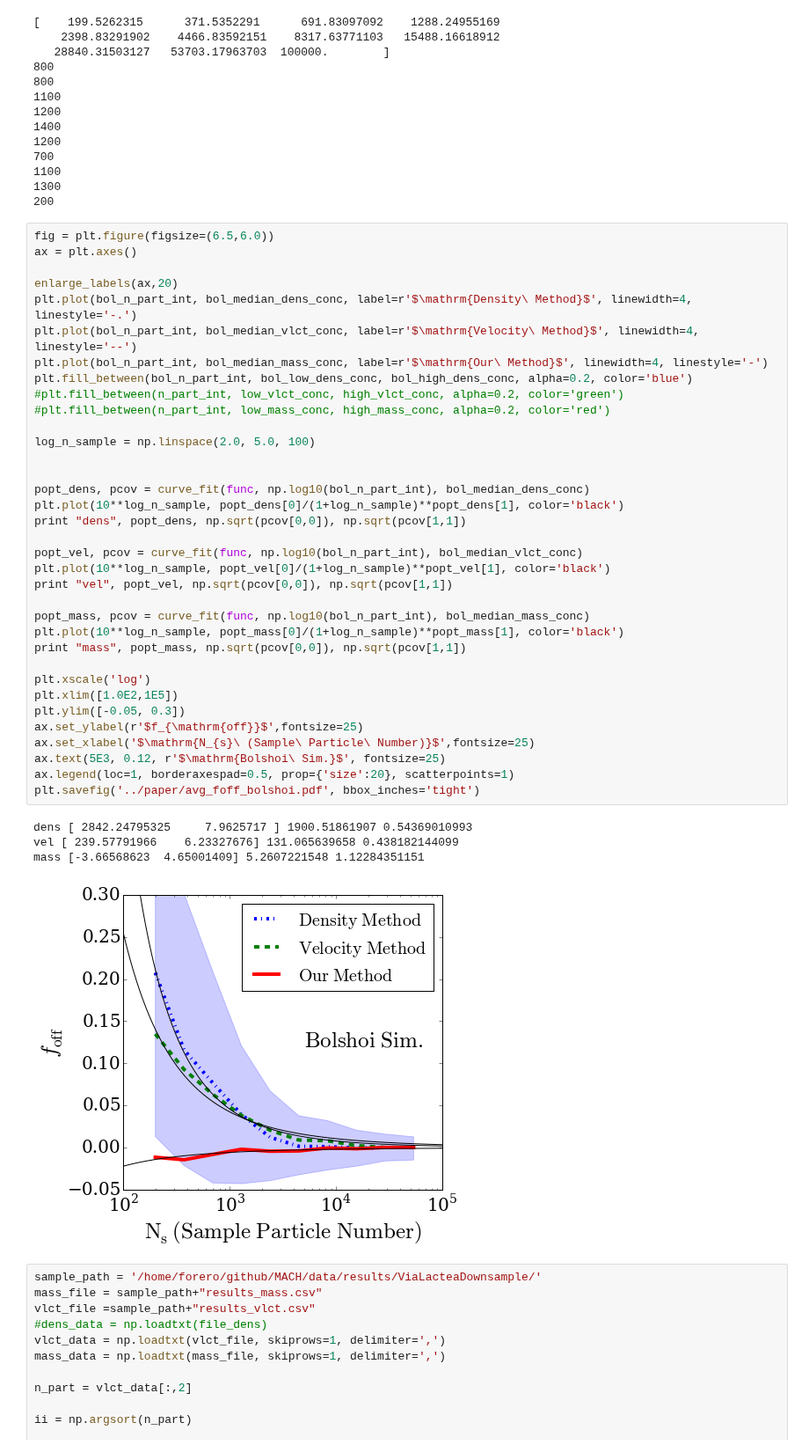
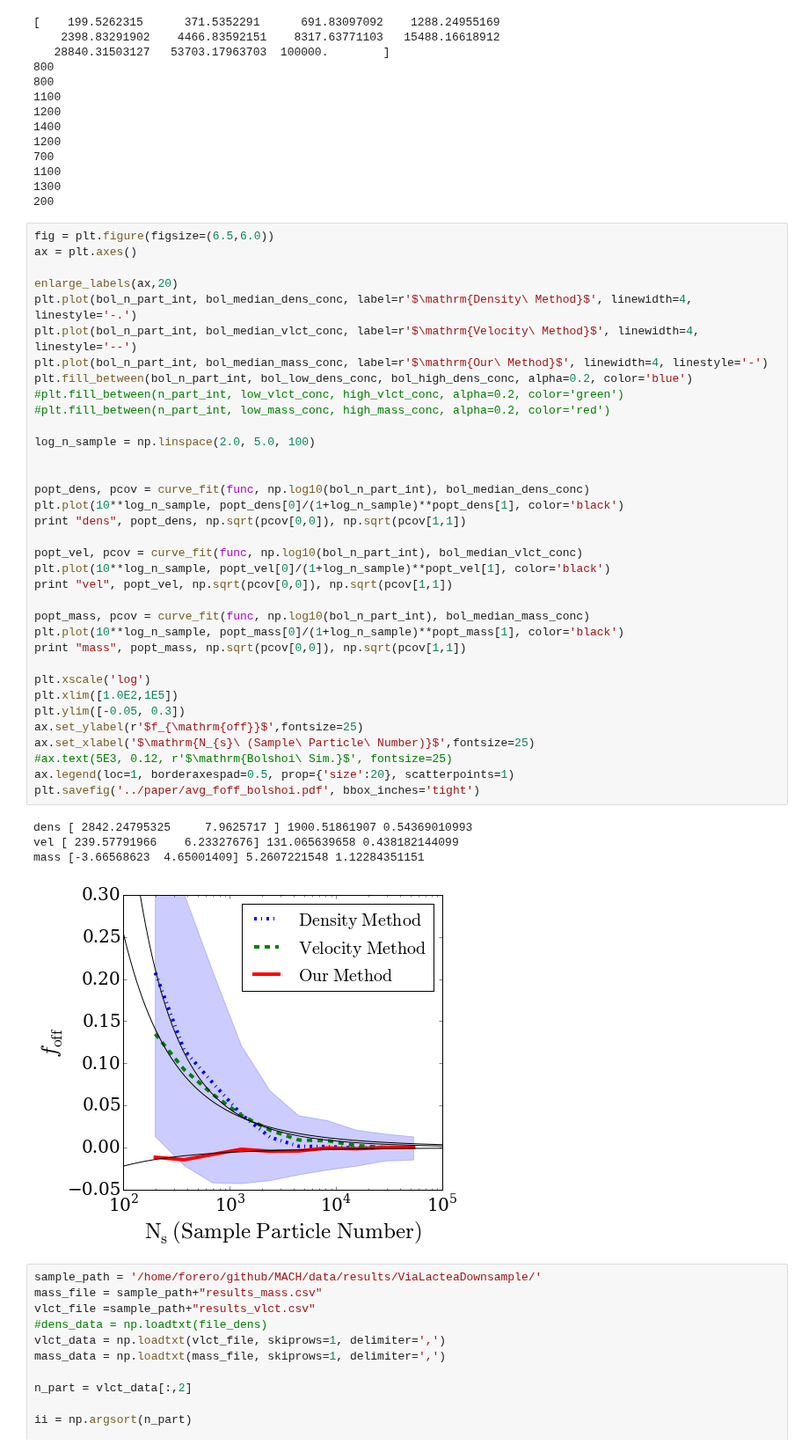
Before and after one commit to astroandes/MACH, a Jupyter notebook: plots/ComparisonPlots.ipynb, the cells around one changed output. Shown at 88% size. Drawn from its saved outputs; the diff is of its cells as text.

```diff
--- a/plots/ComparisonPlots.ipynb
+++ b/plots/ComparisonPlots.ipynb
@@ -198,35 +198,35 @@ plt.plot(bol_n_part_int, bol_median_mass_conc, label=r'$\mathrm{Our\ Method}$',
 plt.fill_between(bol_n_part_int, bol_low_dens_conc, bol_high_dens_conc, alpha=0.2, color='blue')
 #plt.fill_between(n_part_int, low_vlct_conc, high_vlct_conc, alpha=0.2, color='green')
 #plt.fill_between(n_part_int, low_mass_conc, high_mass_conc, alpha=0.2, color='red')
 
 log_n_sample = np.linspace(2.0, 5.0, 100)
 
 
 popt_dens, pcov = curve_fit(func, np.log10(bol_n_part_int), bol_median_dens_conc)
 plt.plot(10**log_n_sample, popt_dens[0]/(1+log_n_sample)**popt_dens[1], color='black')
 print "dens", popt_dens, np.sqrt(pcov[0,0]), np.sqrt(pcov[1,1])
 
 popt_vel, pcov = curve_fit(func, np.log10(bol_n_part_int), bol_median_vlct_conc)
 plt.plot(10**log_n_sample, popt_vel[0]/(1+log_n_sample)**popt_vel[1], color='black')
 print "vel", popt_vel, np.sqrt(pcov[0,0]), np.sqrt(pcov[1,1])
 
 popt_mass, pcov = curve_fit(func, np.log10(bol_n_part_int), bol_median_mass_conc)
 plt.plot(10**log_n_sample, popt_mass[0]/(1+log_n_sample)**popt_mass[1], color='black')
 print "mass", popt_mass, np.sqrt(pcov[0,0]), np.sqrt(pcov[1,1])
 
 plt.xscale('log')
 plt.xlim([1.0E2,1E5])
 plt.ylim([-0.05, 0.3])
 ax.set_ylabel(r'$f_{\mathrm{off}}$',fontsize=25)
 ax.set_xlabel('$\mathrm{N_{s}\ (Sample\ Particle\ Number)}$',fontsize=25)
-ax.text(5E3, 0.12, r'$\mathrm{Bolshoi\ Sim.}$', fontsize=25)
+#ax.text(5E3, 0.12, r'$\mathrm{Bolshoi\ Sim.}$', fontsize=25)
 ax.legend(loc=1, borderaxespad=0.5, prop={'size':20}, scatterpoints=1)
 plt.savefig('../paper/avg_foff_bolshoi.pdf', bbox_inches='tight')
 # %% [output]
 dens [ 2842.24795325     7.9625717 ] 1900.51861907 0.54369010993
 vel [ 239.57791966    6.23327676] 131.065639658 0.438182144099
 mass [-3.66568623  4.65001409] 5.2607221548 1.12284351151
-[figure, old version]
+[figure, new version]
 # %%
 sample_path = '/home/forero/github/MACH/data/results/ViaLacteaDownsample/'
 mass_file = sample_path+"results_mass.csv"
```
Also changed, not shown: parts of 2 cells of this notebook.
